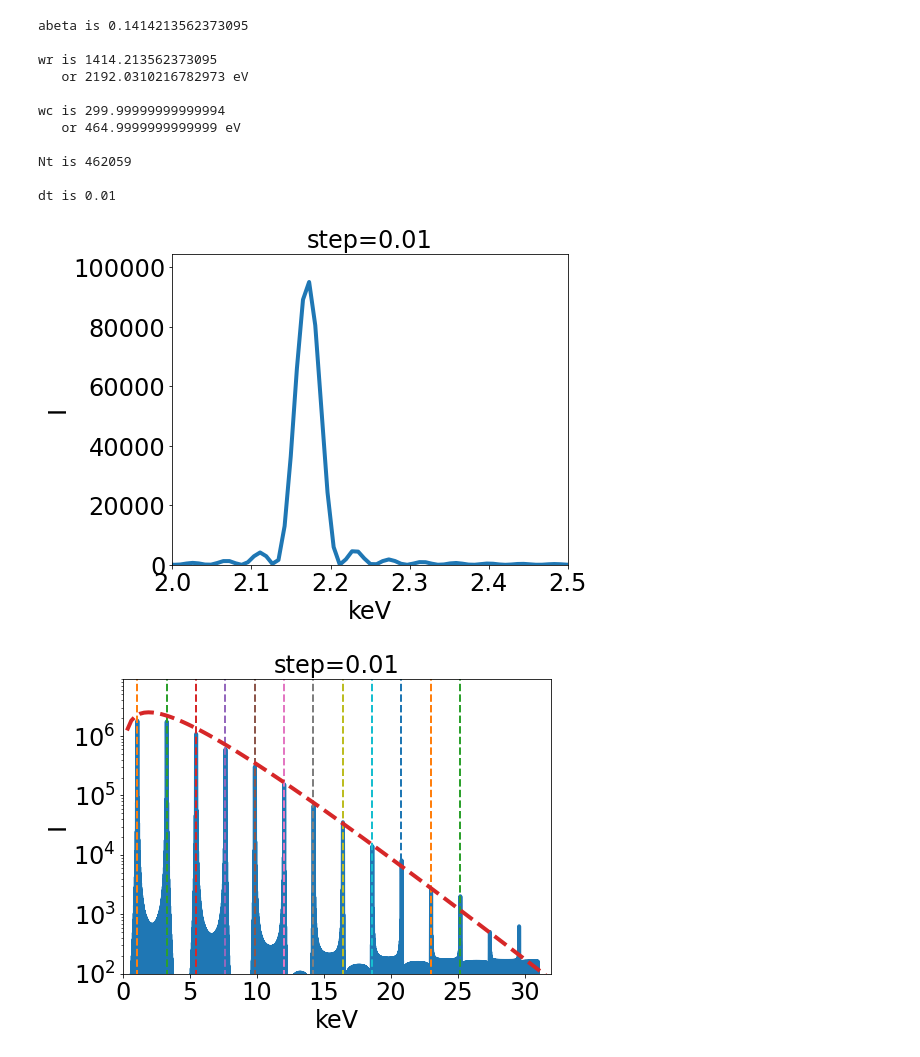
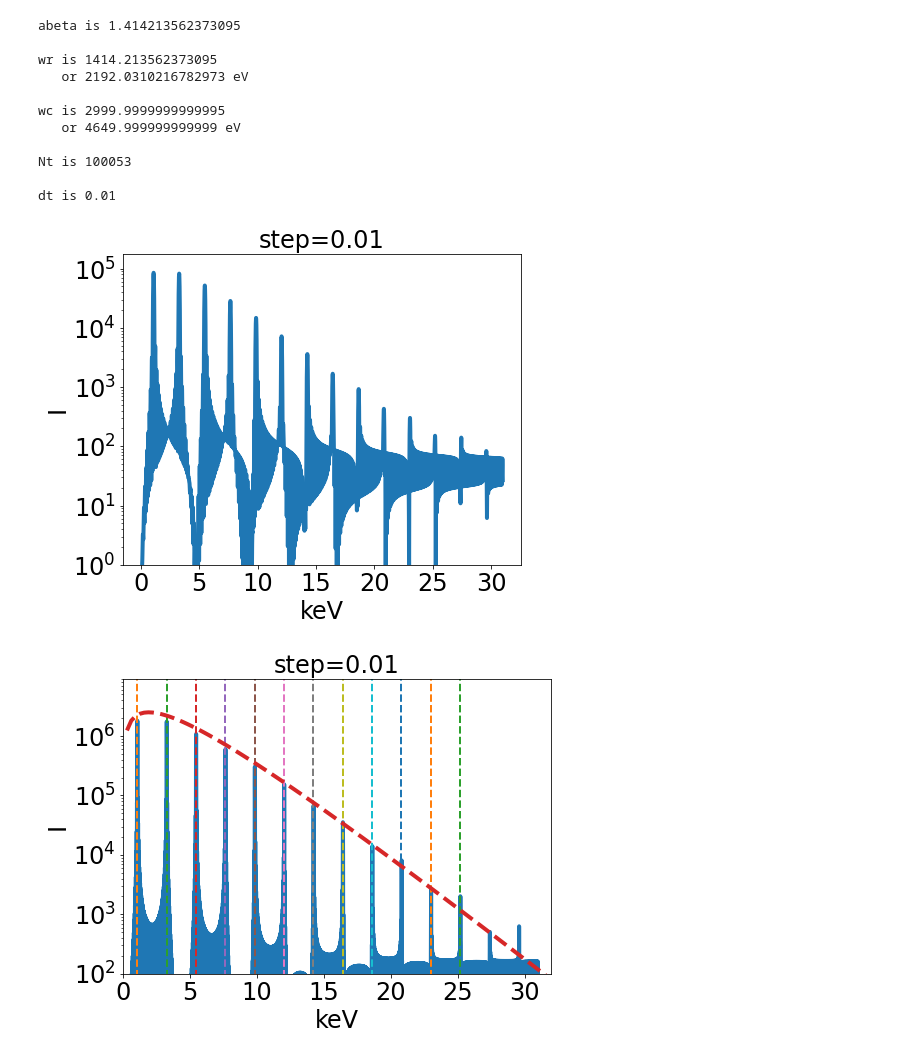
Before and after one commit to tianhongg/SIRC, a Jupyter notebook: SampleInput_II.ipynb, the cells around one changed output. Saved outputs shown, nothing was run; the diff lists cells and outputs as text; code cells hidden in the pictures.

```diff
--- a/SampleInput_II.ipynb
+++ b/SampleInput_II.ipynb
@@ -6,10 +6,10 @@ import math
 
 
 px0=100;
-y0=0.02;
+y0=0.2;
 
 
-Nb=52;
+Nb=11.26;
 
 tfin=Nb*(2*np.pi*np.sqrt(2*px0));
 tstep=0.01;
@@ -62,15 +62,15 @@ def SaveAsH5(rank):
 for i in range(4):
      SaveAsH5(i)
 # %% [output]
-abeta is 0.1414213562373095
+abeta is 1.414213562373095
 
 wr is 1414.213562373095
    or 2192.0310216782973 eV
 
-wc is 299.99999999999994
-   or 464.9999999999999 eV
+wc is 2999.9999999999995
+   or 4649.999999999999 eV
 
-Nt is 462059
+Nt is 100053
 
 dt is 0.01
 # %%
@@ -79,35 +79,35 @@ rm Synchrotron_0000* ; make; mpiexec -n 4 SIRC
 # %%
 from scipy import special
 
 filename = 'Synchrotron_00004_.h5'
 hf = h5.File(filename, 'r')
 Ax = np.square(np.array(hf['Ax_R']))+np.square(np.array(hf['Ax_I']))
 Ay = np.square(np.array(hf['Ay_R']))+np.square(np.array(hf['Ay_I']))
 Az = np.square(np.array(hf['Az_R']))+np.square(np.array(hf['Az_I']))
 eng = np.array(hf['Energy[eV]'])
 I = Ay+Ax+Az
 
 
 fig, ax = plt.subplots()
 
 ax.plot(eng/1000, (I[:,0,0,0]), linewidth=4.0)
 
 
 
 for label in (ax.get_xticklabels() + ax.get_yticklabels()):
         label.set_fontsize(24)
 ax.set_xlabel('keV', fontsize=24)
 ax.set_ylabel('I', fontsize=24)
 fig.tight_layout()
 fig.set_size_inches(8, 6)
-ax.set(ylim=(0,np.max(I)*1.1),xlim=(2,2.5))
-# ax.set(ylim=(100,np.max(I)*2.1))
+# ax.set(ylim=(0,np.max(I)*1.1),xlim=(2,2.5))
+ax.set(ylim=(1,np.max(I)*2.1))
 ax.set_title('step=%s'%tstep, fontsize=24)
 ax.patch.set_alpha(0.0)
-# ax.set_yscale('log')
+ax.set_yscale('log')
 plt.show()
 # %% [output]
-[figure, old version]
+[figure, new version]
 # %%
 from scipy import special
 
```
Also changed, not shown: 10 other files.
